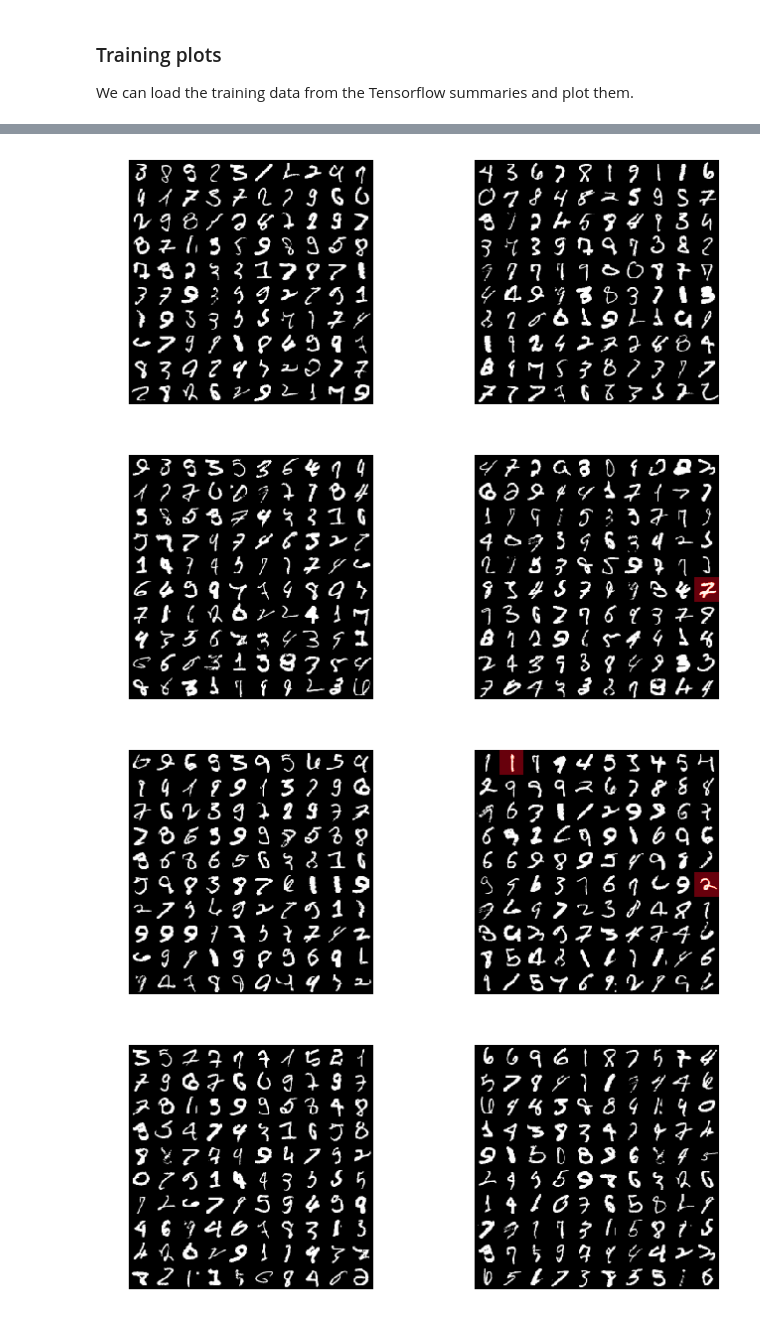
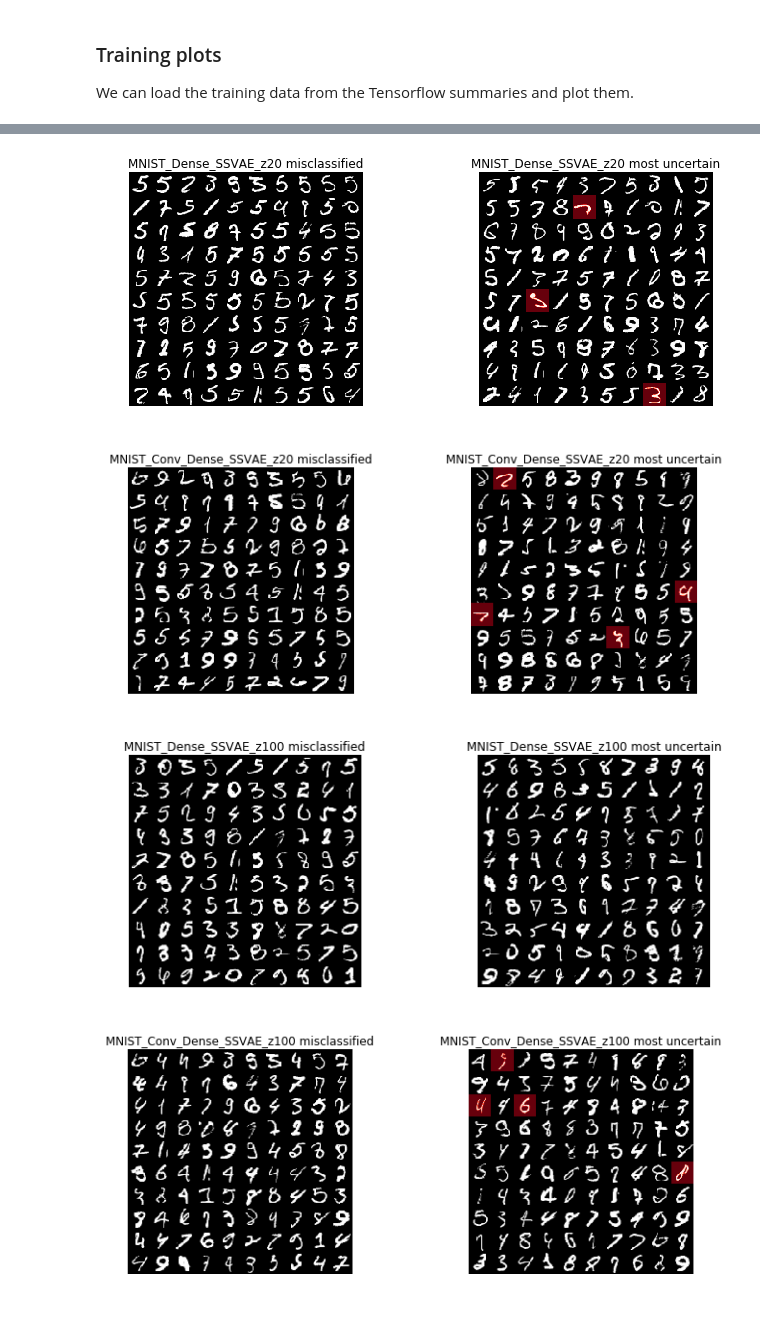
Before and after one commit to Skielex/02456-deep-learning-project, a Jupyter notebook: Semi-supervised VAE.ipynb, the cells around one changed output, grey strips where cells are left out. Cells and saved outputs as stored; diff of their text form; code cells hidden in the pictures.

Commit message:
Training with notebooks.

```diff
--- a/Semi-supervised VAE.ipynb
+++ b/Semi-supervised VAE.ipynb
@@ -26,11 +26,11 @@ Using TensorFlow backend.
 Initialize some variables we need.
 # %%
 # Set True to train the models.
-TRAIN = False
+TRAIN = True
 # Set True to load last weights for each model from default folder.
 LOAD_LAST_WEIGHTS = True
 
-input_dir = r'C:\GitRepos\Playground\deep_learning\output_SSC_MNIST_50e_no_bn'
+input_dir = r'output'
 
 training_epochs = 20
 starting_epoch = 0
@@ -275,6 +275,9 @@ def fit(model, x_train, x_train_label, y_train_label, x_test, x_test_label, y_te
     # If 0, not histogram data is saved. Change to save Tensorboard histograms.
     model.tensorboard_callback.histogram_freq = 0
 
+    # Don't write graph because we have all graphs build at once and it's a mess.
+    model.tensorboard_callback.write_graph = False
+
     # Print summaries to console.
     model.encoder.summary()
     model.decoder.summary()
@@ -332,9 +342,9 @@ Loading weights from "C:\GitRepos\Playground\deep_learning\output_SSC_MNIST_50e_
 We can load the training data from the Tensorflow summaries and plot them.
 # %%
 root_paths = [
-    r'MNIST*z2\**\events.out.tfevents*',
-    r'MNIST*z20\**\events.out.tfevents*',
-    r'MNIST*z100\**\events.out.tfevents*',
+    r'MNIST*SSVAE*z2\**\events.out.tfevents*',
+    r'MNIST*SSVAE*z20\**\events.out.tfevents*',
+    r'MNIST*SSVAE*z100\**\events.out.tfevents*',
 ]
 
 plt.figure(figsize=(14,14))
@@ -373,8 +383,6 @@ for root_path in root_paths:
         model_names.append(model + '_val')
 
     for i in range(len(model_names)):
-        model_names[i] = model_names[i].replace('3Conv_SSVAE', 'Conv')
-        model_names[i] = model_names[i].replace('2Conv_SSVAE', 'Conv')
         model_names[i] = model_names[i].replace('Conv_Dense_SSVAE', 'Mixed')
         model_names[i] = model_names[i].replace('Dense_SSVAE', 'Dense')
 
@@ -396,9 +404,9 @@ for root_path in root_paths:
     # else:
     #     plt.axis([0,20,-8450,-8380])
 
-    tickpos = range(0, 60, 10)
-    ax_l.set_xticks(tickpos)
-    ax_a.set_xticks(tickpos)
+    #tickpos = range(0, 20, 5)
+    #ax_l.set_xticks(tickpos)
+    #ax_a.set_xticks(tickpos)
 
     n = n + 1
 
@@ -461,10 +469,12 @@ for model in models:
     plt.figure(figsize=(10,4))
     ax = plt.subplot(1, 2, 1)
     ax.axis('off')
+    ax.set_title(model.name + ' misclassified')
     ax.imshow(wrong_pred_img, cmap='gray')
 
     ax = plt.subplot(1, 2, 2)
     ax.axis('off')
+    ax.set_title(model.name + ' most uncertain')
     ax.imshow(uncertain_pred_img, cmap='gray')
 
     # ax = plt.subplot(1, 3, 2)
@@ -483,4 +493,4 @@ for model in models:
-[figure, old version]
+[figure, new version]
-[figure, old version]
+[figure, new version]
-[figure, old version]
+[figure, new version]
-[figure, old version]
+[figure, new version]
```
Also changed, not shown: parts of 6 cells of this notebook, 1 other file.
